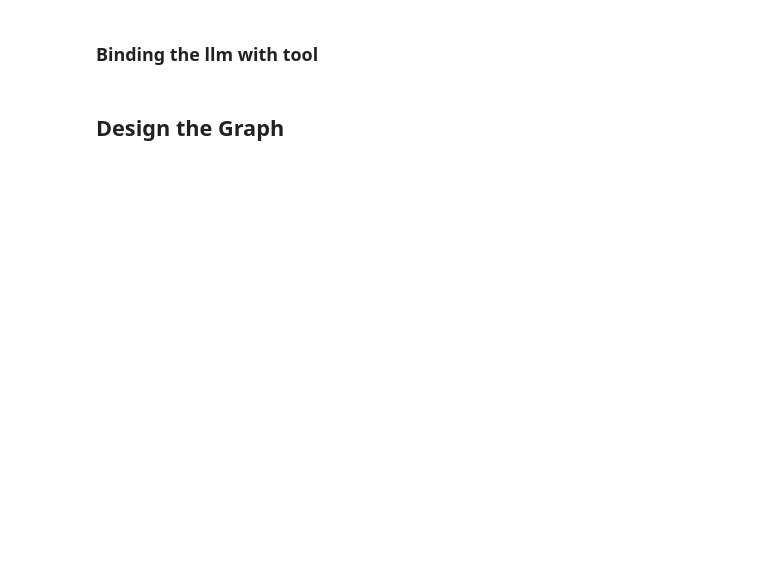
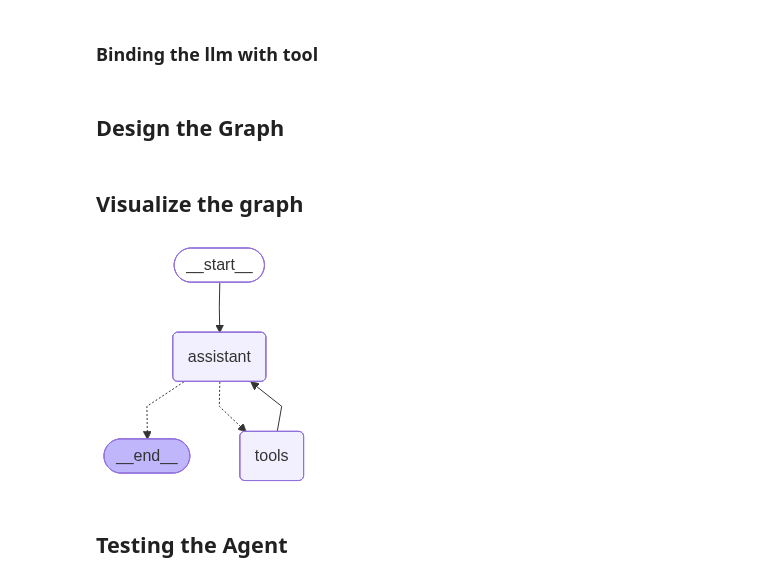
Before and after one commit to Olasquare043/Working_with_LangGraph, a Jupyter notebook: task3.ipynb, the cells around one changed output. Drawn from its saved outputs; the diff is of its cells as text; code cells hidden in the pictures; blank space fills up the shorter version.

```diff
--- a/task3.ipynb
+++ b/task3.ipynb
@@ -153,35 +134,34 @@ result[0].page_content
 # %% [markdown]
 ### Creating the Retriever tool
 # %%
+# Tool definition with citation support
 @tool
 def doc_retriever(query: str)->str:
-    """Search knowledge base for relevant documents.
+    """Search knowledge base for relevant University of Ibadan documents and return top sources with citation tags.
+    Use this tool when needed to answer any information about University of Ibadan.
+    Do not use the tool for general knowledge questions or normal greetings.
 
-    Use this tool when needed to answer any information about University of Ibadan.
-    Do not use the tool for general knowledge question or normal greeting
-    If keywords in the query aligns with words in the documents
+    args:
+        query: question to search for
+    returns:
+        the fetched documents with source metadata
+    """
 
-    agrs:
-        input:
-            query: question to search for
-        output: the fetched documents (query results)
-    """
-    embedding= OpenAIEmbeddings(model="text-embedding-3-small")
-    vectorstore= Chroma(collection_name="UI_Policies",persist_directory=persist_dir, embedding_function=embedding)
+    vectorstore= Chroma(collection_name="UI_Policies",persist_directory=persist_dir, embedding_function=embed)
     retreiver= vectorstore.as_retriever(
         search_type="mmr",
-        search_kwargs = {"k": 4, "fetch_k":20 , "lamda_mult":0.5})
-    response= retreiver.invoke(query)
+        search_kwargs = {"k": 3, "fetch_k":20 , "lambda_mult":0.5})
+    docs= retreiver.invoke(query)
 
-    if not response:
-        return "No relevance document found."
+    if not docs:
+        return "NO_SOURCES_FOUND"
 
-    formatted= "\n\n---\n\n". join(
-        f"Document {i+1}:\n{doc.page_content}"
-        for i, doc in enumerate(response)
+    # Format with source information for citations
+    formatted = "\n\n---\n\n".join(
+        f"[Source {i+1}] Document: {doc.metadata.get('document_name', 'Unknown')} (Page {doc.metadata.get('page_no', '?')})\n\nContent:\n{doc.page_content}"
+        for i, doc in enumerate(docs)
     )
     return formatted
-    # return response
 # %% [markdown]
 ### Testing the retriever function
 # %%
@@ -230,0 +259,12 @@ builder= StateGraph(MemorySaver)
+# %% [markdown]
+## Visualize the graph
+# %%
+# let see how the graph look like
+try:
+    display(Image(agent.get_graph().draw_mermaid_png()))
+except Exception as e:
+    print("Graph flow display failed because:", str(e))
+# %% [output]
+[figure, added]
+# %% [markdown]
+## Testing the Agent
```
Also changed, not shown: parts of 12 cells of this notebook, 1 other file.
